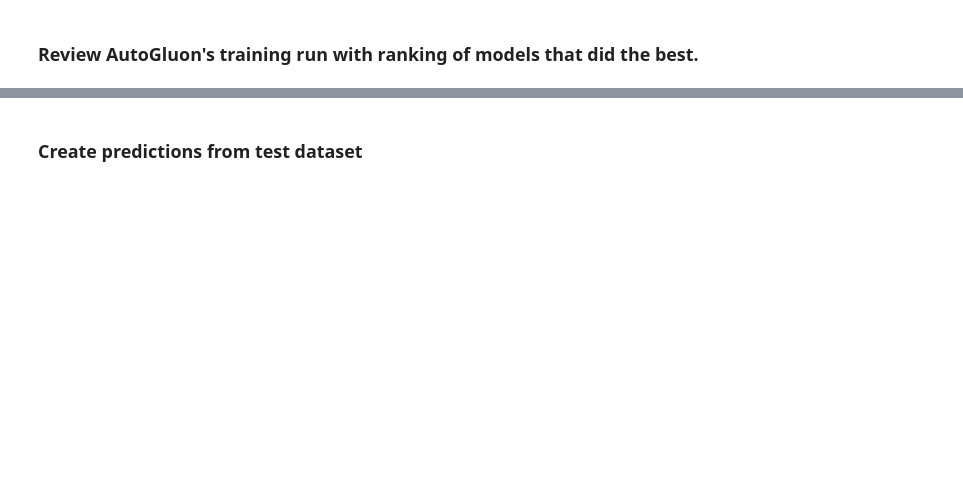
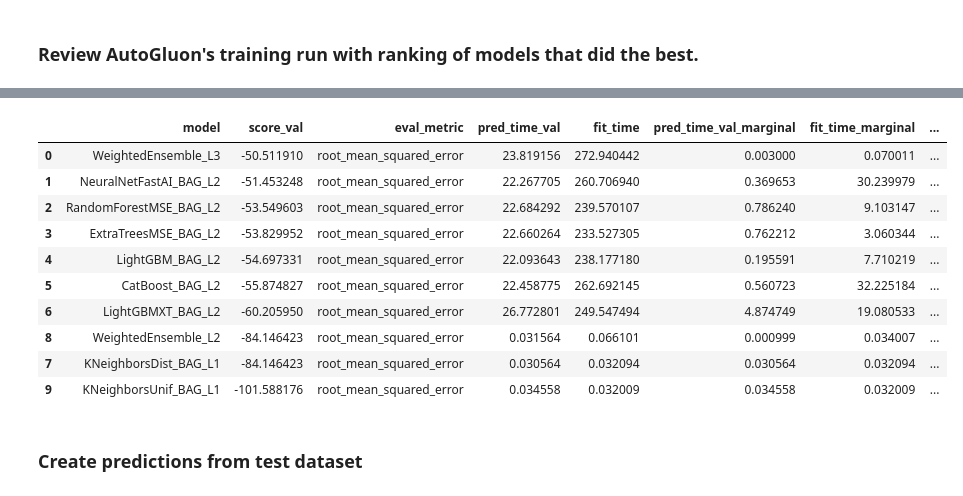
Before and after one commit to Polymath-Saksh/Bike-Sharing-Demand, a Jupyter notebook: project/project-template.ipynb, the cells around one changed output, grey strips where cells are left out. Saved outputs shown, nothing was run; the diff lists cells and outputs as text; code cells hidden in the pictures; blank space fills up the shorter version.

```diff
--- a/project/project-template.ipynb
+++ b/project/project-template.ipynb
@@ -247,3 +243,20 @@ Plot summary of models saved to file: a:\Programming\AWS\Bike-Sharing-Demand\pro
+# %%
+# Sort the leaderboard by the score value
+predictor_leaderboard = predictor.leaderboard(silent = True)
+predictor_leaderboard = predictor_leaderboard.sort_values(by='score_val', ascending=False)
+predictor_leaderboard.head(10)
+# %% [output]
+|  | model | score_val | eval_metric | pred_time_val | fit_time | pred_time_val_marginal | fit_time_marginal | ... |
+| 0 | WeightedEnsemble_L3 | -50.511910 | root_mean_squared_error | 23.819156 | 272.940442 | 0.003000 | 0.070011 | ... |
+| 1 | NeuralNetFastAI_BAG_L2 | -51.453248 | root_mean_squared_error | 22.267705 | 260.706940 | 0.369653 | 30.239979 | ... |
+| 2 | RandomForestMSE_BAG_L2 | -53.549603 | root_mean_squared_error | 22.684292 | 239.570107 | 0.786240 | 9.103147 | ... |
+| 3 | ExtraTreesMSE_BAG_L2 | -53.829952 | root_mean_squared_error | 22.660264 | 233.527305 | 0.762212 | 3.060344 | ... |
+| 4 | LightGBM_BAG_L2 | -54.697331 | root_mean_squared_error | 22.093643 | 238.177180 | 0.195591 | 7.710219 | ... |
+| 5 | CatBoost_BAG_L2 | -55.874827 | root_mean_squared_error | 22.458775 | 262.692145 | 0.560723 | 32.225184 | ... |
+| 6 | LightGBMXT_BAG_L2 | -60.205950 | root_mean_squared_error | 26.772801 | 249.547494 | 4.874749 | 19.080533 | ... |
+| 8 | WeightedEnsemble_L2 | -84.146423 | root_mean_squared_error | 0.031564 | 0.066101 | 0.000999 | 0.034007 | ... |
+| 7 | KNeighborsDist_BAG_L1 | -84.146423 | root_mean_squared_error | 0.030564 | 0.032094 | 0.030564 | 0.032094 | ... |
+| 9 | KNeighborsUnif_BAG_L1 | -101.588176 | root_mean_squared_error | 0.034558 | 0.032009 | 0.034558 | 0.032009 | ... |
 # %% [markdown]
 ### Create predictions from test dataset
 # %%
```
Also changed, not shown: parts of 25 cells of this notebook, 5 other files.
